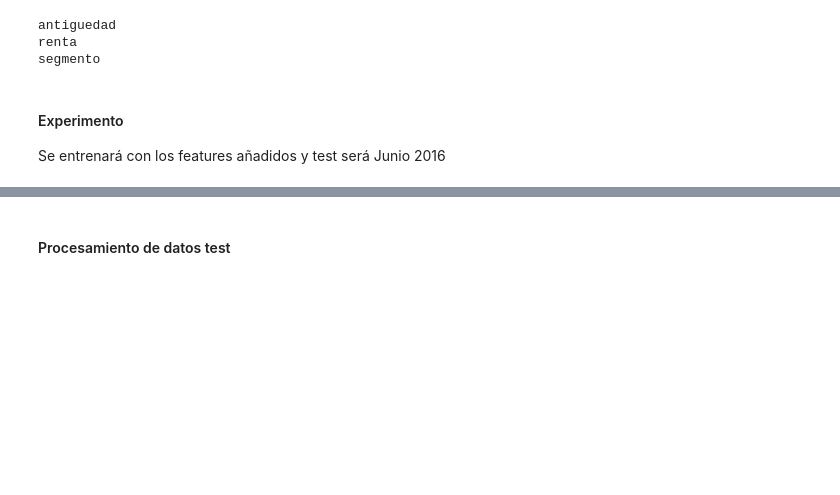
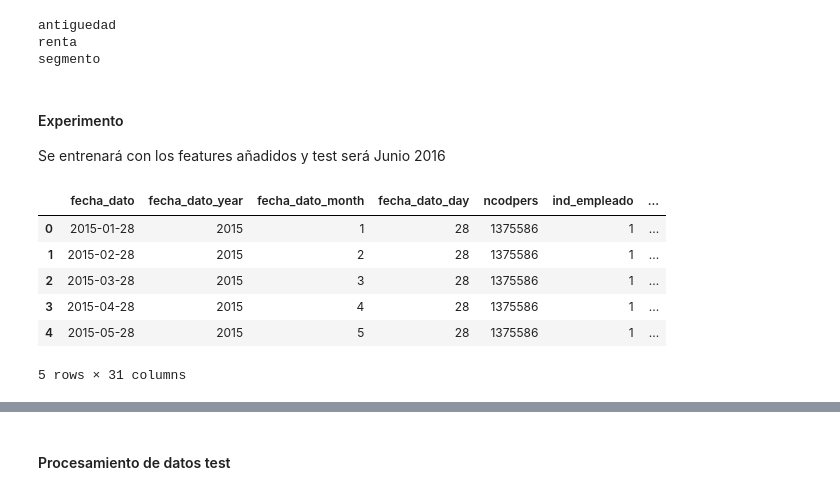
Before and after one commit to sergioml/degree_project, a Jupyter notebook: dont_give_up_4.ipynb, the cells around one changed output, grey strips where cells are left out. Drawn from its saved outputs; the diff is of its cells as text; code cells hidden in the pictures; blank space fills up the shorter version.

```diff
--- a/dont_give_up_4.ipynb
+++ b/dont_give_up_4.ipynb
@@ -401,11 +404,11 @@ df_copy_test = df_test.copy()
 # %% [markdown]
 ### Revisión de cambios (deltas) en las *features* del dataframe de compradores
 # %%
-cols = df_purcharsers.select_dtypes(['float64']).columns
+cols = df_purchasers.select_dtypes(['float64']).columns
 
 for col in cols:
     #feature = 'tiprel_1mes'
-    df_aux = df_purcharsers.groupby(['ncodpers']).agg({col: {'min': 'min',
+    df_aux = df_purchasers.groupby(['ncodpers']).agg({col: {'min': 'min',
                                                              'max': 'max',
                                                              'mean': 'mean',
                                                              'median': 'median'
@@ -437,7 +440,7 @@ segmento                     1243 representa el      0.672% de todos los cliente
 delta_cols = ['antiguedad', 'renta', 'segmento']
 for col in delta_cols:
     #feature = 'tiprel_1mes'
-    df_aux = df_purchasers.groupby(['ncodpers']).agg({col: {'min': 'min',
+    df_aux = df.groupby(['ncodpers']).agg({col: {'min': 'min',
                                                              'max': 'max',
                                                              'mean': 'mean',
                                                              'median': 'median'
@@ -446,10 +449,10 @@ for col in delta_cols:
     df_aux[col+'_delta'] = df_aux.loc[:, [(col, 'mean')]] / df_aux.loc[:, [(col, 'median')]].as_matrix()
     df_aux.reset_index(inplace=True)
     df_aux.columns = df_aux.columns.droplevel(1)
-    df_copy_purchasers = df_copy_purchasers.merge(df_aux.loc[:, ['ncodpers', col+'_delta']], on='ncodpers')
+    df_copy = df_copy.merge(df_aux.loc[:, ['ncodpers', col+'_delta']], on='ncodpers')
     print(col)
 
-df_copy_purchasers.replace(np.nan, 0, inplace=True)
+df_copy.replace(np.nan, 0, inplace=True)
 # %% [output]
 antiguedad
 renta
@@ -457,4 +460,14 @@ segmento
 # %% [markdown]
 #### Experimento
 Se entrenará con los features añadidos y test será Junio 2016
+# %%
+df_copy.head()
+# %% [output]
+|  | fecha_dato | fecha_dato_year | fecha_dato_month | fecha_dato_day | ncodpers | ind_empleado | ... |
+| 0 | 2015-01-28 | 2015 | 1 | 28 | 1375586 | 1 | ... |
+| 1 | 2015-02-28 | 2015 | 2 | 28 | 1375586 | 1 | ... |
+| 2 | 2015-03-28 | 2015 | 3 | 28 | 1375586 | 1 | ... |
+| 3 | 2015-04-28 | 2015 | 4 | 28 | 1375586 | 1 | ... |
+| 4 | 2015-05-28 | 2015 | 5 | 28 | 1375586 | 1 | ... |
+5 rows × 31 columns
 # %%
```
Also changed, not shown: parts of 10 cells of this notebook, 2 other files.
